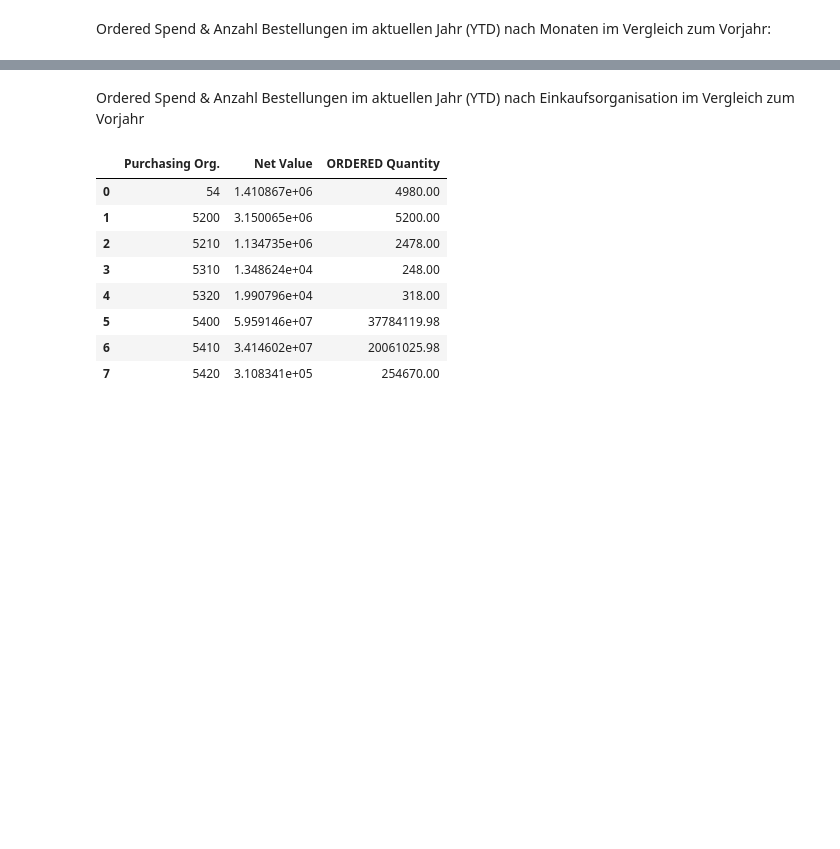
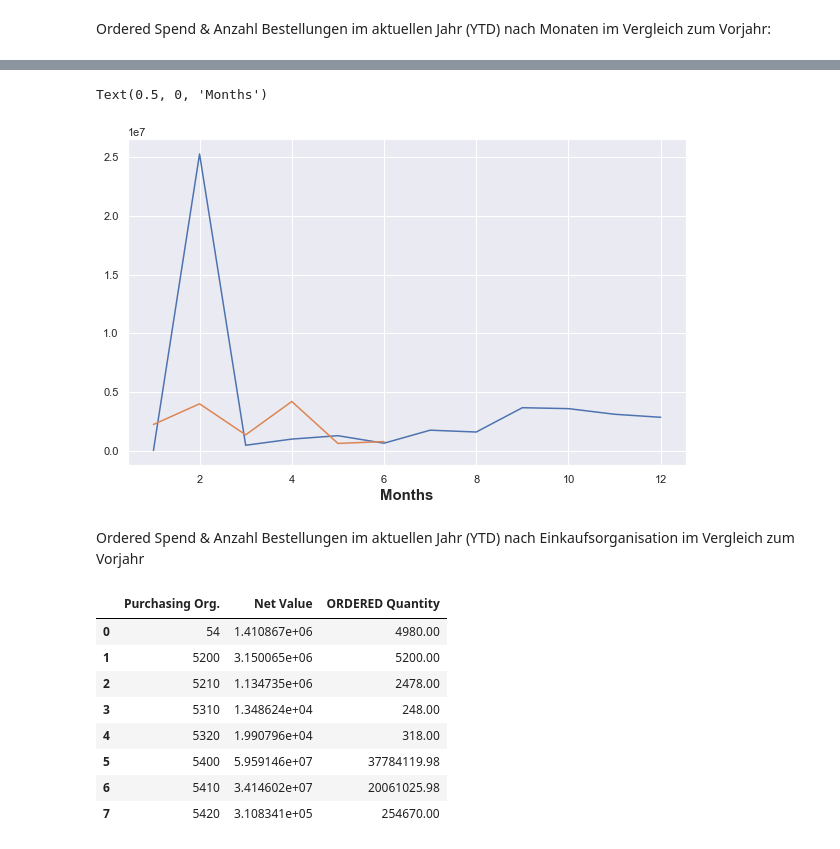
Before and after one commit to zabi-salehi/Data_Visualization, a Jupyter notebook: visualisation.ipynb, the cells around one changed output, grey strips where cells are left out. Drawn from its saved outputs; the diff is of its cells as text; code cells hidden in the pictures; blank space fills up the shorter version.

```diff
--- a/visualisation.ipynb
+++ b/visualisation.ipynb
@@ -143,3 +127,10 @@ plt.show()
+# %%
+plt.plot(x_month_2019, y_OrdQuantity_2019, label = "Ordered Quantity 2019", )
+plt.plot(x_month_2020, y_OrdQuantity_2020, label = "Ordered Quantitiy 2020")
+plt.xlabel('Months', fontweight ='bold', fontsize = 15)
+# %% [output]
+Text(0.5, 0, 'Months')
+[figure, added]
 # %% [markdown]
 Ordered Spend & Anzahl Bestellungen im aktuellen Jahr (YTD) nach
 Einkaufsorganisation im Vergleich zum Vorjahr
```
Also changed, not shown: parts of 12 cells of this notebook.
